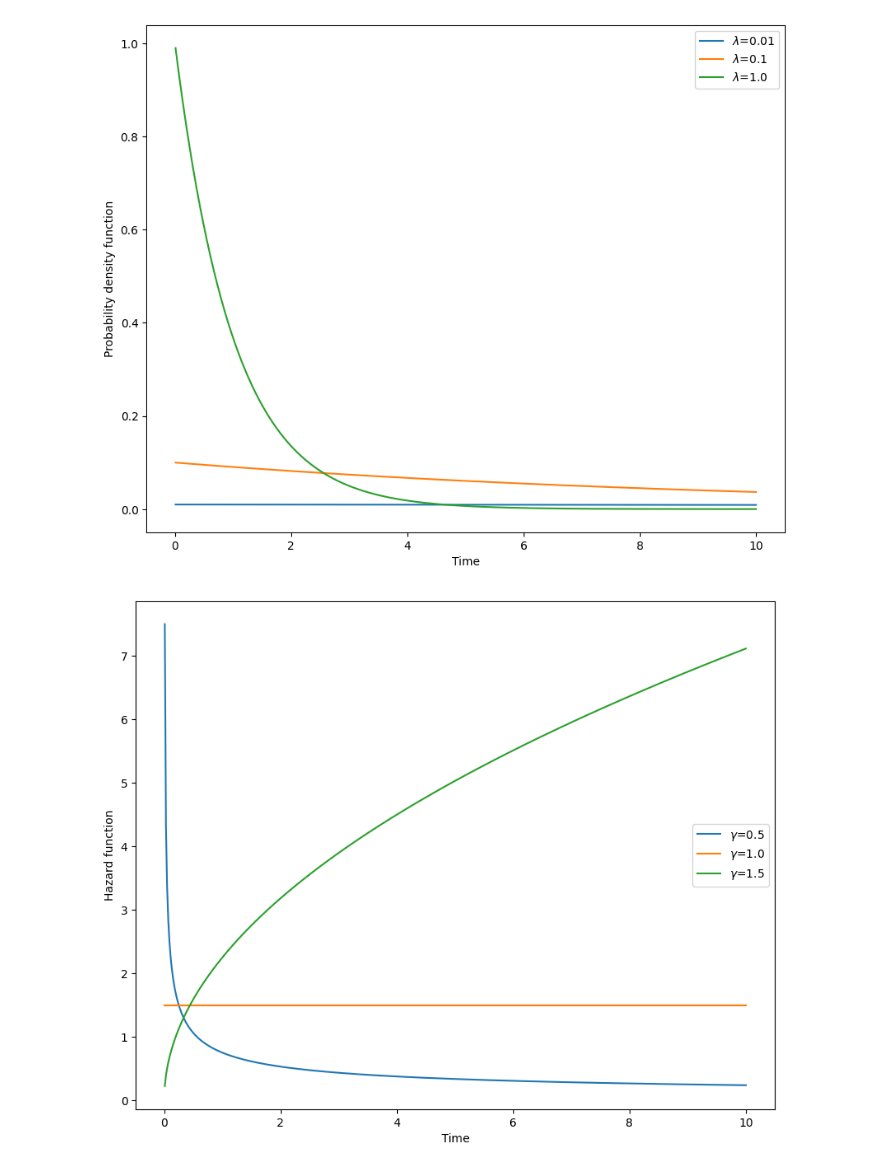
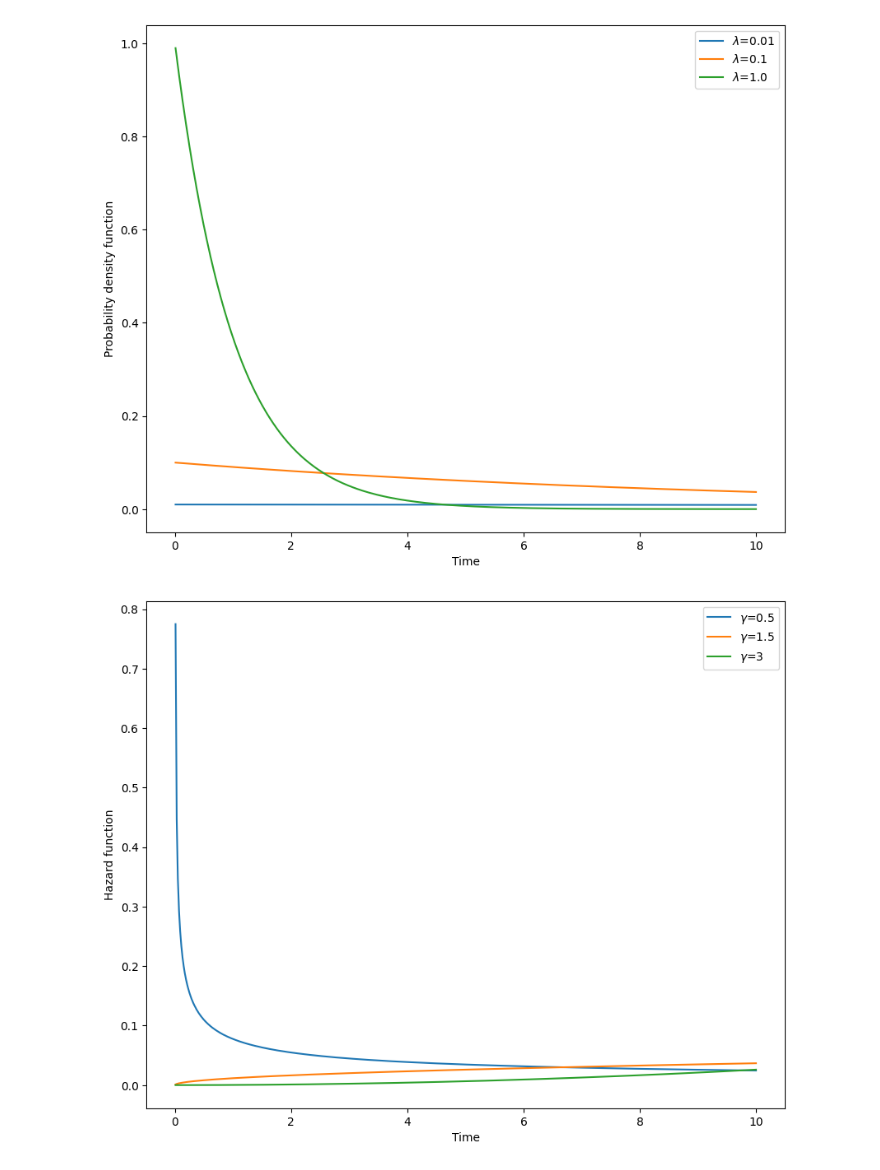
Before and after one commit to wefeigang/M4R, a Jupyter notebook: parametric_hazard_plots.ipynb, the cells around one changed output. Drawn from its saved outputs; the diff is of its cells as text; code cells hidden in the pictures.

Commit message:
changed weibull such that lambda is computed based on gamma for constant median

```diff
--- a/parametric_hazard_plots.ipynb
+++ b/parametric_hazard_plots.ipynb
@@ -40,20 +40,21 @@ plt.legend()
 [figure]
 # %%
 # weibull
-gamma_list = [0.5, 1.0, 1.5]  # shape parameters for Weibull
+gamma_list = [0.5, 1.5, 3]  # shape parameters for Weibull
+median_time = 20  # keep median constant
 
 plt.figure(figsize=(10, 8))
 for gamma in gamma_list:
-    # Weibull hazard function with shape parameter k=1.5
-    lam = 1.5
+    # Weibull hazard function
+    lam = np.log(2) / (median_time ** gamma)  # compute lambda
     hazard = lam * gamma * (time_range ** (gamma - 1))
 
     # Plotting
     plt.plot(time_range, hazard, label=rf'$\gamma$={gamma}')
 
 plt.xlabel('Time')
 plt.ylabel('Hazard function')
 plt.legend()
 plt.show()
 # %% [output]
-[figure, old version]
+[figure, new version]
```
